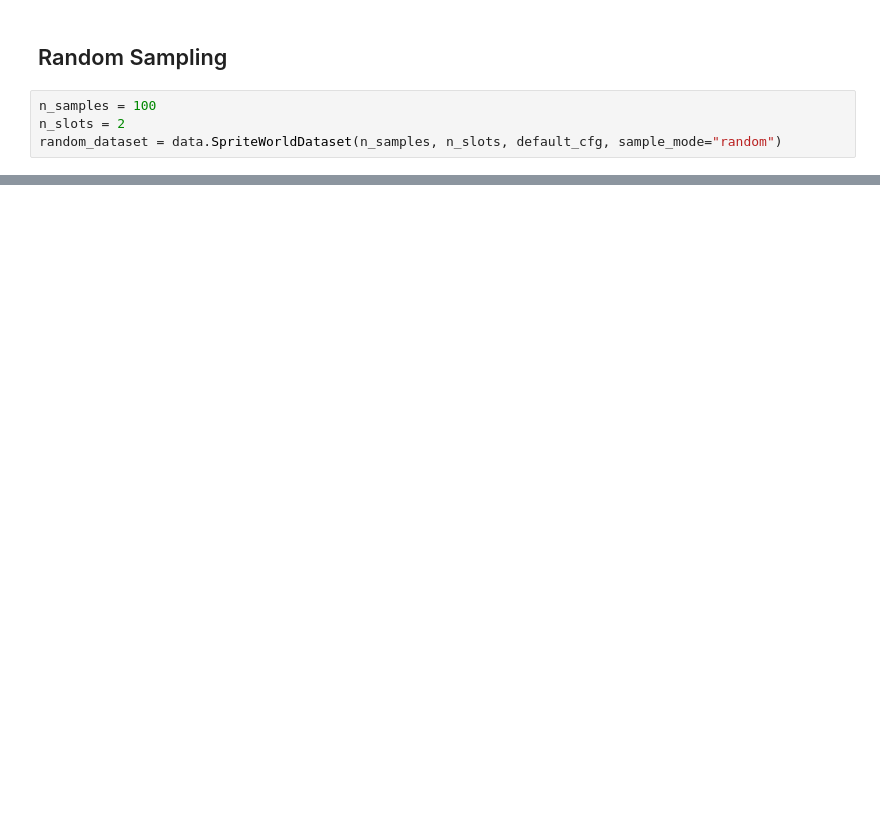
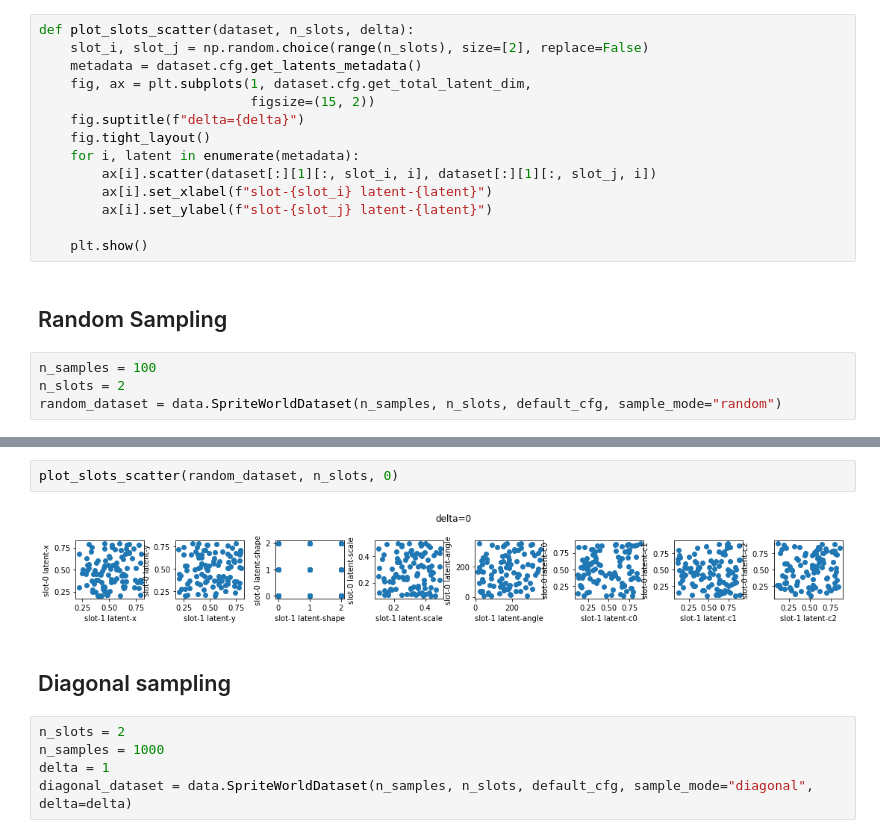
Before and after one commit to brendel-group/objects-compositional-generalization, a Jupyter notebook: notebooks/WorldSprites Dataset Example.ipynb, the cells around one changed output, grey strips where cells are left out. Saved outputs shown, nothing was run; the diff lists cells and outputs as text; blank space fills up the shorter version.

Commit message:
[Update] Diagonal sampling is added * still some bugs in sampling around corners * sampling categorical latent is not optimal

```diff
--- a/notebooks/WorldSprites Dataset Example.ipynb
+++ b/notebooks/WorldSprites Dataset Example.ipynb
@@ -34,6 +34,20 @@ def plot_latents_scatter(dataset):
     df = pd.DataFrame(dataset[:][1].reshape(-1, 8), columns=list(default_cfg.get_latents_metadata().keys()))
 
     sns.pairplot(df, hue="shape", diag_kind="hist", corner=True, palette="tab10")
+# %%
+def plot_slots_scatter(dataset, n_slots, delta):
+    slot_i, slot_j = np.random.choice(range(n_slots), size=[2], replace=False)
+    metadata = dataset.cfg.get_latents_metadata()
+    fig, ax = plt.subplots(1, dataset.cfg.get_total_latent_dim,
+                           figsize=(15, 2))
+    fig.suptitle(f"delta={delta}")
+    fig.tight_layout()
+    for i, latent in enumerate(metadata):
+        ax[i].scatter(dataset[:][1][:, slot_i, i], dataset[:][1][:, slot_j, i])
+        ax[i].set_xlabel(f"slot-{slot_i} latent-{latent}")
+        ax[i].set_ylabel(f"slot-{slot_j} latent-{latent}")
+
+    plt.show()
 # %% [markdown]
 ## Random Sampling
 # %%
@@ -50,0 +65,11 @@ plot_latents_scatter(random_dataset)
+# %%
+plot_slots_scatter(random_dataset, n_slots, 0)
+# %% [output]
+[figure, added]
+# %% [markdown]
+## Diagonal sampling
+# %%
+n_slots = 2
+n_samples = 1000
+delta = 1
+diagonal_dataset = data.SpriteWorldDataset(n_samples, n_slots, default_cfg, sample_mode="diagonal", delta=delta)
```
Also changed, not shown: parts of 5 cells of this notebook, 2 other files.
